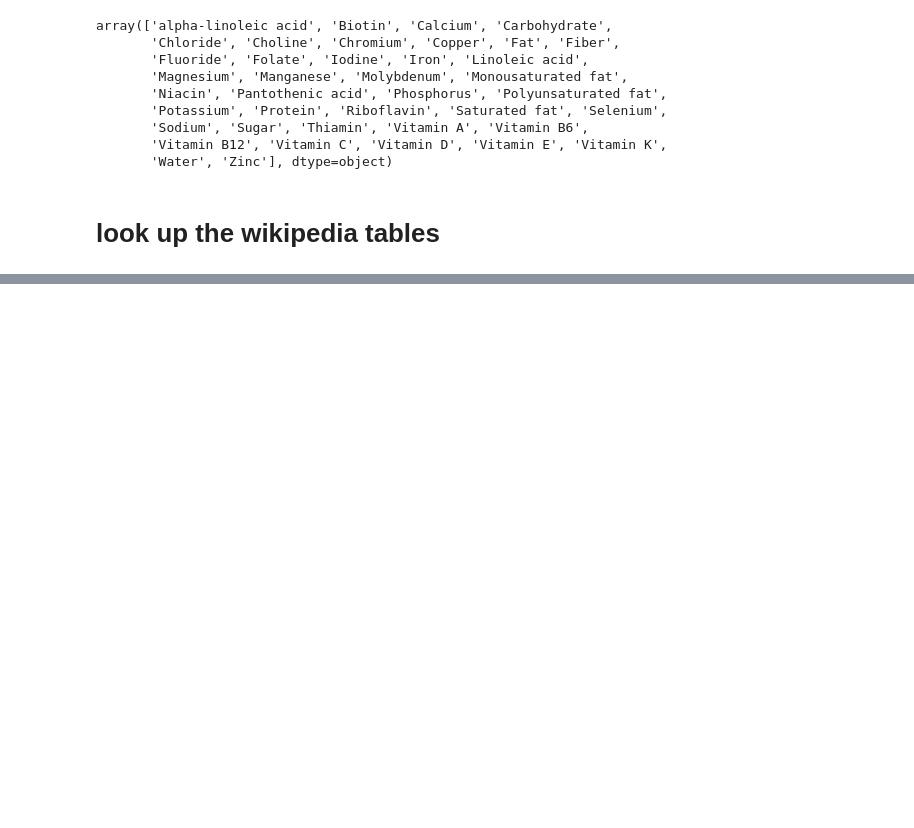
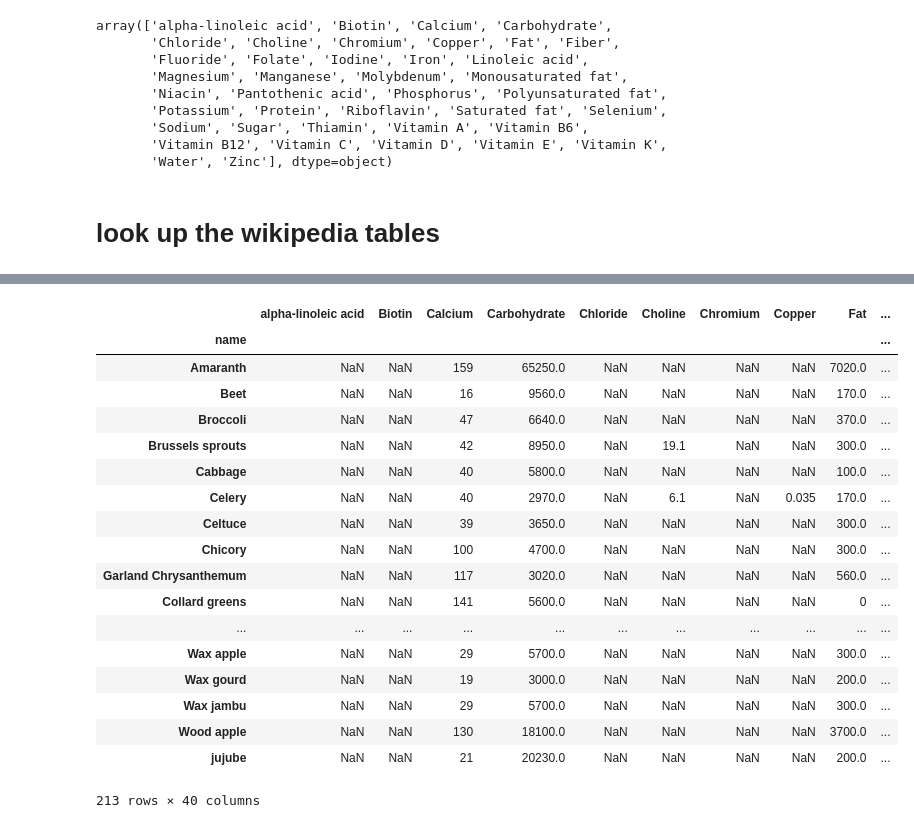
Before and after one commit to epfl-ada-2018/Project, a Jupyter notebook: nutritional_facts_parsing.ipynb, the cells around one changed output, grey strips where cells are left out. Cells and saved outputs as stored; diff of their text form; code cells hidden in the pictures; blank space fills up the shorter version.

```diff
--- a/nutritional_facts_parsing.ipynb
+++ b/nutritional_facts_parsing.ipynb
@@ -7,0 +20,27 @@ import re
+# %%
+html = urlopen("https://en.wikipedia.org/wiki/List_of_culinary_fruits")
+res = BeautifulSoup(html.read(),"html5lib")
+# %%
+#names =
+true_names = []
+true_urls = []
+
+candidates = [c.findAll("li") for c in res.findAll("div", {"class": "div-col columns column-width"})][:24]
+
+for candidate in candidates :
+
+    for b in candidate :
+
+        info = b.find("a")
+
+        if info is not None :
+            #print(b)
+            true_names.append(info.text)
+            true_urls.append(info["href"])
+
+
+#len(true_names)
+#len(true_urls)
+
+all_names.extend(true_names)
+all_urls.extend(true_urls)
@@ -160,0 +242,19 @@ nutritional_facts("Jerusalem_artichoke")
+# %%
+dataframe = pd.DataFrame(columns = np.append(elements_names, 'name'))
+row = -1
+name_index = -1
+for url in all_urls :
+    name_index = name_index + 1
+    print("analyzing ", url, "...")
+    nv = nutritional_facts("https://en.wikipedia.org/" + url)
+
+    if nv is not None :
+        row = row + 1
+        nv['name'] = all_names[name_index]
+
+        for k in nv.keys() :
+            dataframe.loc[row,k] = nv[k]
+
+print("percentage of parsed information : ", 100 * len(dataframe.index) / len(all_urls))
+dataframe.set_index("name")
+# %% [output]
@@ -160,0 +278,19 @@ nutritional_facts("Jerusalem_artichoke")
+|  | alpha-linoleic acid | Biotin | Calcium | Carbohydrate | Chloride | Choline | Chromium | Copper | Fat | ... |
+| name |  |  |  |  |  |  |  |  |  | ... |
+| Amaranth | NaN | NaN | 159 | 65250.0 | NaN | NaN | NaN | NaN | 7020.0 | ... |
+| Beet | NaN | NaN | 16 | 9560.0 | NaN | NaN | NaN | NaN | 170.0 | ... |
+| Broccoli | NaN | NaN | 47 | 6640.0 | NaN | NaN | NaN | NaN | 370.0 | ... |
+| Brussels sprouts | NaN | NaN | 42 | 8950.0 | NaN | 19.1 | NaN | NaN | 300.0 | ... |
+| Cabbage | NaN | NaN | 40 | 5800.0 | NaN | NaN | NaN | NaN | 100.0 | ... |
+| Celery | NaN | NaN | 40 | 2970.0 | NaN | 6.1 | NaN | 0.035 | 170.0 | ... |
+| Celtuce | NaN | NaN | 39 | 3650.0 | NaN | NaN | NaN | NaN | 300.0 | ... |
+| Chicory | NaN | NaN | 100 | 4700.0 | NaN | NaN | NaN | NaN | 300.0 | ... |
+| Garland Chrysanthemum | NaN | NaN | 117 | 3020.0 | NaN | NaN | NaN | NaN | 560.0 | ... |
+| Collard greens | NaN | NaN | 141 | 5600.0 | NaN | NaN | NaN | NaN | 0 | ... |
+| ... | ... | ... | ... | ... | ... | ... | ... | ... | ... | ... |
+| Wax apple | NaN | NaN | 29 | 5700.0 | NaN | NaN | NaN | NaN | 300.0 | ... |
+| Wax gourd | NaN | NaN | 19 | 3000.0 | NaN | NaN | NaN | NaN | 200.0 | ... |
+| Wax jambu | NaN | NaN | 29 | 5700.0 | NaN | NaN | NaN | NaN | 300.0 | ... |
+| Wood apple | NaN | NaN | 130 | 18100.0 | NaN | NaN | NaN | NaN | 3700.0 | ... |
+| jujube | NaN | NaN | 21 | 20230.0 | NaN | NaN | NaN | NaN | 200.0 | ... |
+213 rows × 40 columns
```
Also changed, not shown: parts of 10 cells of this notebook, 2 other files.
